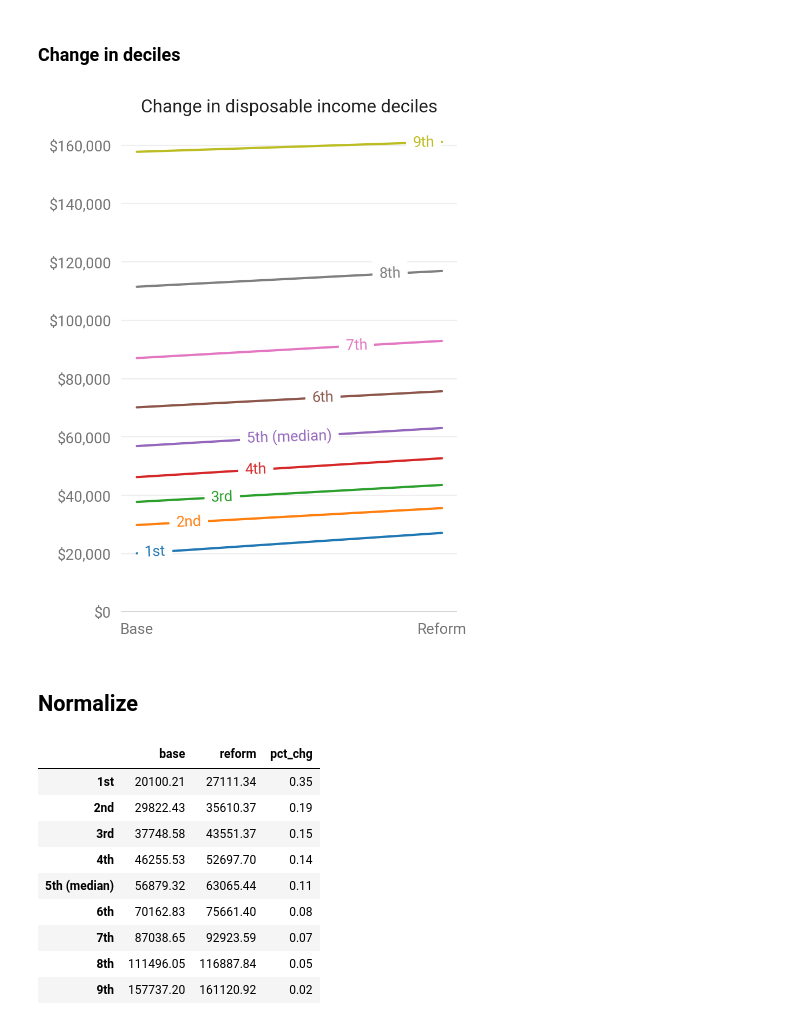
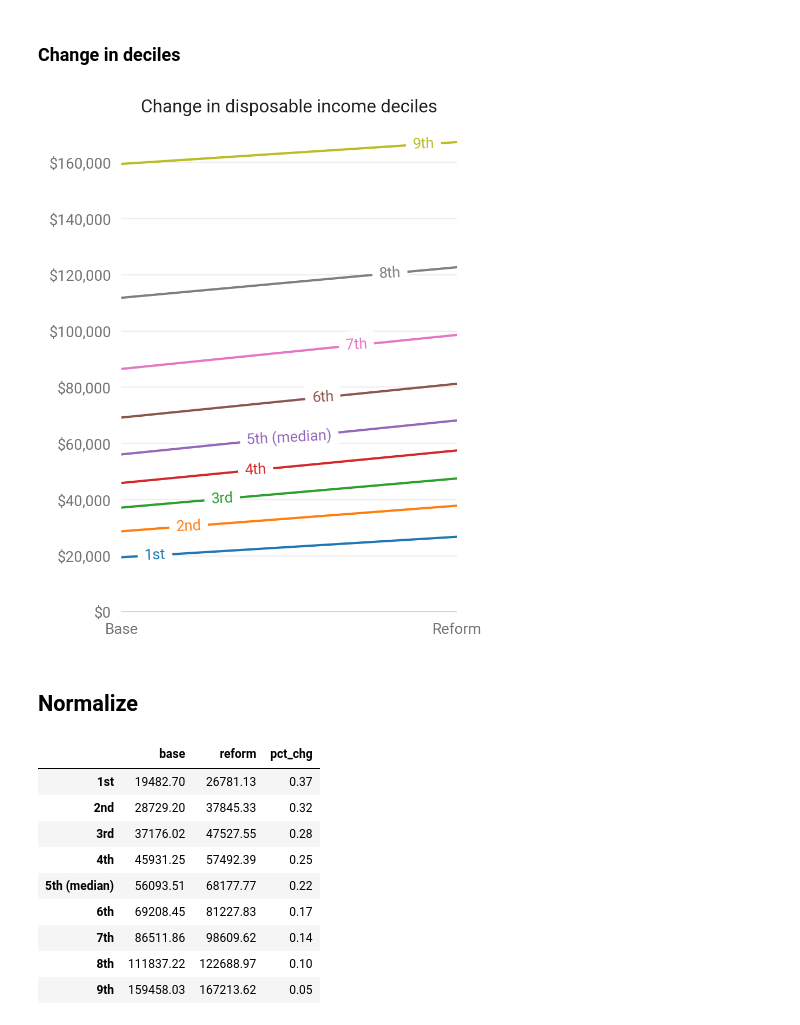
Before and after one commit to UBICenter/ubi-center, a Jupyter notebook: notebooks/yang/yang.ipynb, the cells around one changed output. Drawn from its saved outputs; the diff is of its cells as text; code cells hidden in the pictures.

```diff
--- a/notebooks/yang/yang.ipynb
+++ b/notebooks/yang/yang.ipynb
@@ -424,9 +400,10 @@ Name: s006, dtype: float64
 # %%
-base['ei_bin'] = (
-    pd.cut(base.expanded_income.astype('int'),
+EI_BIN_LABELS = ['Less than \$10K', '\$10K to \$20K', '\$20K to \$30K',
+                 '\$30K to \$40K', '\$40K to \$50K', '\$50K to \$75K',
+                 '\$75K to \$100K', '\$100K to \$200K', '\$200K to \$500K',
+                 '\$500K to \$1M', '\$1M or more']
+br['ei_bin'] = (
+    pd.cut(br.expanded_income.astype('int'),
            pd.Series([0, 10, 20, 30, 40, 50, 75, 100, 200, 500, 1000, np.inf])
            * 1000,
-           labels=['Less than \$10K', '\$10K to \$20K', '\$20K to \$30K',
-                   '\$30K to \$40K', '\$40K to \$50K', '\$50K to \$75K',
-                   '\$75K to \$100K', '\$100K to \$200K', '\$200K to \$500K',
-                   '\$500K to \$1M', '\$1M or more']))
+           labels=EI_BIN_LABELS))
@@ -474,3 +410,11 @@ base[base.di_pctchg > -100000].di_pctchg.min()
+# %%
+DI_PCTCHG_BIN_LABELS = [
+    'Decrease greater than 5%', 'Decrease less than 5%',
+    'Increase less than 5%', 'Increase greater than 5%']
+br['afti_pctchg_bin'] = pd.cut(
+    br.afti_pctchg,
+    [-np.inf, -0.05, 0, 0.05, np.inf],
+    labels=DI_PCTCHG_BIN_LABELS)
 # %%
 def combined_pivot(group_bin, chg_bin, weight, exclude_negs=True):
     if exclude_negs:
@@ -629,7 +571,9 @@ plt.show()
 # %% [markdown]
 #### Share of top 1%
-# %%
-tch.add_weighted_quantiles(base, 'afti_yang')
+# %%
+tch.add_weighted_quantiles(br, 'market_income')
+tch.add_weighted_quantiles(br, 'afti_base')
+tch.add_weighted_quantiles(br, 'afti_reform')
 # %%
 def top_1pct(df, col):
     return(tch.weighted_sum(df[df[col + '_percentile'] == 100], col) /
@@ -665,35 +607,37 @@ plt.show()
 # %% [markdown]
 ### Change in deciles
 # %%
-ax = tch.quantile_chg_plot(base.aftertax_income, base.afti_yang, base.s006, base.s006)
+ax = tch.quantile_chg_plot(br.afti_base, br.afti_reform,
+                           br.XTOT_m, br.XTOT_m)
 ax.grid(color=GRID_COLOR, axis='y')
 fmt = mpl.ticker.FuncFormatter(lambda x, _: '$' + format(int(x), ','))
 ax.yaxis.set_major_formatter(fmt)
 ax.yaxis.set_minor_formatter(fmt)
 # ax.yaxis.set_major_formatter(mpl.ticker.FuncFormatter(
 #     lambda x, _: '$' + format(int(x), ',')))
 plt.gcf().set_size_inches(4, 6)
 plt.show()
 # %% [output]
-[figure, old version]
+[figure, new version]
 # %% [markdown]
 ## Normalize
 # %%
-qchg = tch.quantile_chg(base.aftertax_income, base.afti_yang, base.s006, base.s006).transpose()
+qchg = tch.quantile_chg(br.afti_base, br.afti_reform,
+                        br.XTOT_m, br.XTOT_m).transpose()
 qchg.columns = ['base', 'reform']
 qchg['pct_chg'] = qchg.reform / qchg.base - 1
 qchg
 # %% [output]
 |  | base | reform | pct_chg |
-| 1st | 20100.21 | 27111.34 | 0.35 |
-| 2nd | 29822.43 | 35610.37 | 0.19 |
-| 3rd | 37748.58 | 43551.37 | 0.15 |
-| 4th | 46255.53 | 52697.70 | 0.14 |
-| 5th (median) | 56879.32 | 63065.44 | 0.11 |
-| 6th | 70162.83 | 75661.40 | 0.08 |
-| 7th | 87038.65 | 92923.59 | 0.07 |
-| 8th | 111496.05 | 116887.84 | 0.05 |
-| 9th | 157737.20 | 161120.92 | 0.02 |
+| 1st | 19482.70 | 26781.13 | 0.37 |
+| 2nd | 28729.20 | 37845.33 | 0.32 |
+| 3rd | 37176.02 | 47527.55 | 0.28 |
+| 4th | 45931.25 | 57492.39 | 0.25 |
+| 5th (median) | 56093.51 | 68177.77 | 0.22 |
+| 6th | 69208.45 | 81227.83 | 0.17 |
+| 7th | 86511.86 | 98609.62 | 0.14 |
+| 8th | 111837.22 | 122688.97 | 0.10 |
+| 9th | 159458.03 | 167213.62 | 0.05 |
 # %%
 qchg['index_newline'] = np.where(qchg.index == '5th (median)', '5th\n(median)', qchg.index)
 # %%
```
Also changed, not shown: parts of 44 cells of this notebook.
